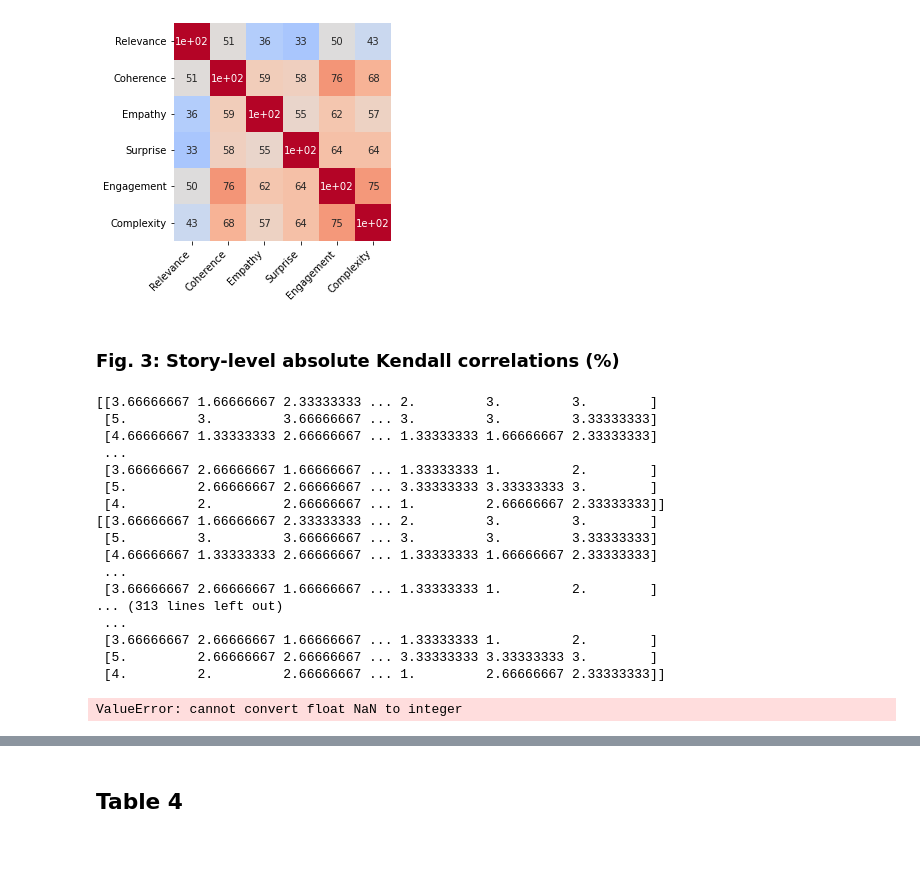
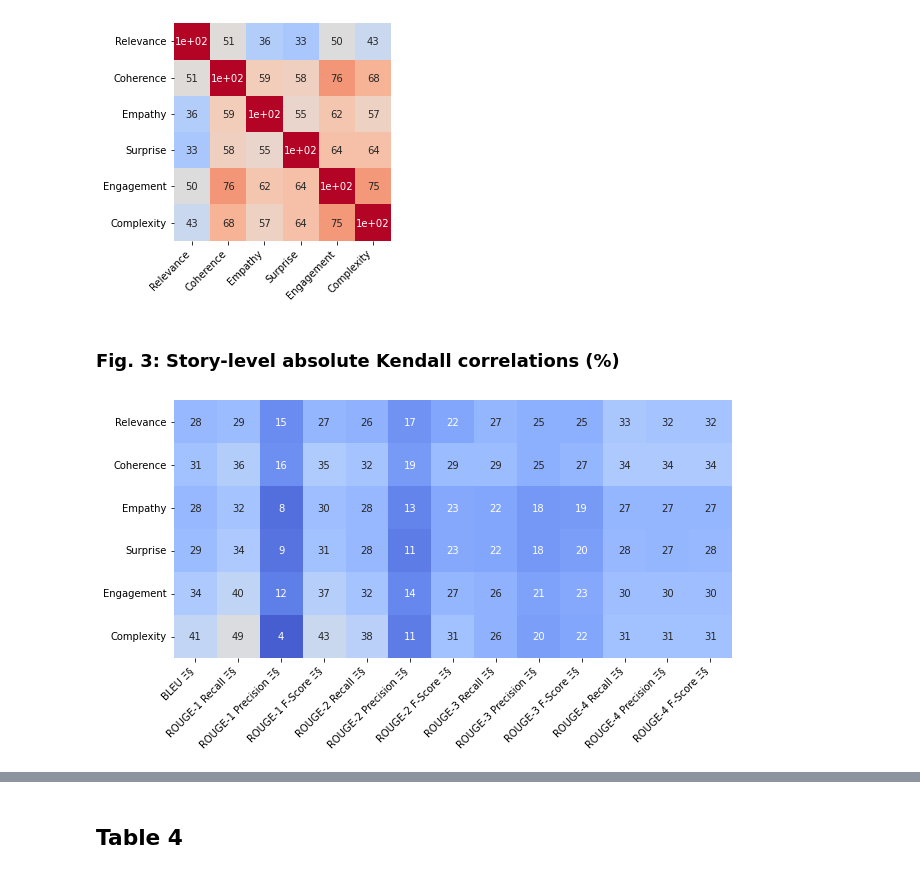
Before and after one commit to CamilleCoustaury/NLP-ENSAE-3A-Sujet4, a Jupyter notebook: data_visualization.ipynb, the cells around one changed output, grey strips where cells are left out. Saved outputs shown, nothing was run; the diff lists cells and outputs as text; code cells hidden in the pictures.

Commit message:
update function story level correlation

```diff
--- a/data_visualization.ipynb
+++ b/data_visualization.ipynb
@@ -166,29 +160,12 @@ story_level_plot(human_scores, human_scores, 'pearson', (4,4))
 story_level_plot(human_scores, human_scores, 'spearman', (4,4))
 # %% [output]
 [figure]
-# %% [markdown]
-### Fig. 3: Story-level absolute Kendall correlations (%)
-# %%
-all_columns=data_scores.columns
-automatic_metrics= all_columns[7:]
-
-story_level_plot(human_scores,automatic_metrics, 'kendall', (10,45) )
-# %% [output]
-[[3.66666667 1.66666667 2.33333333 ... 2.         3.         3.        ]
- [5.         3.         3.66666667 ... 3.         3.         3.33333333]
- [4.66666667 1.33333333 2.66666667 ... 1.33333333 1.66666667 2.33333333]
- ...
- [3.66666667 2.66666667 1.66666667 ... 1.33333333 1.         2.        ]
- [5.         2.66666667 2.66666667 ... 3.33333333 3.33333333 3.        ]
- [4.         2.         2.66666667 ... 1.         2.66666667 2.33333333]]
-[[3.66666667 1.66666667 2.33333333 ... 2.         3.         3.        ]
- [5.         3.         3.66666667 ... 3.         3.         3.33333333]
- [4.66666667 1.33333333 2.66666667 ... 1.33333333 1.66666667 2.33333333]
- ...
- [3.66666667 2.66666667 1.66666667 ... 1.33333333 1.         2.        ]
-... (313 lines left out)
- ...
- [3.66666667 2.66666667 1.66666667 ... 1.33333333 1.         2.        ]
- [5.         2.66666667 2.66666667 ... 3.33333333 3.33333333 3.        ]
- [4.         2.         2.66666667 ... 1.         2.66666667 2.33333333]]
-ValueError: cannot convert float NaN to integer
+# %% [markdown]
+### Fig. 3: Story-level absolute Kendall correlations (%)
+# %%
+all_columns=data_scores.columns
+automatic_metrics= all_columns[7:20]
+
+story_level_plot(human_scores,automatic_metrics, 'kendall', (10,20) )
+# %% [output]
+[figure, added]
```
Also changed, not shown: parts of 24 cells of this notebook.
